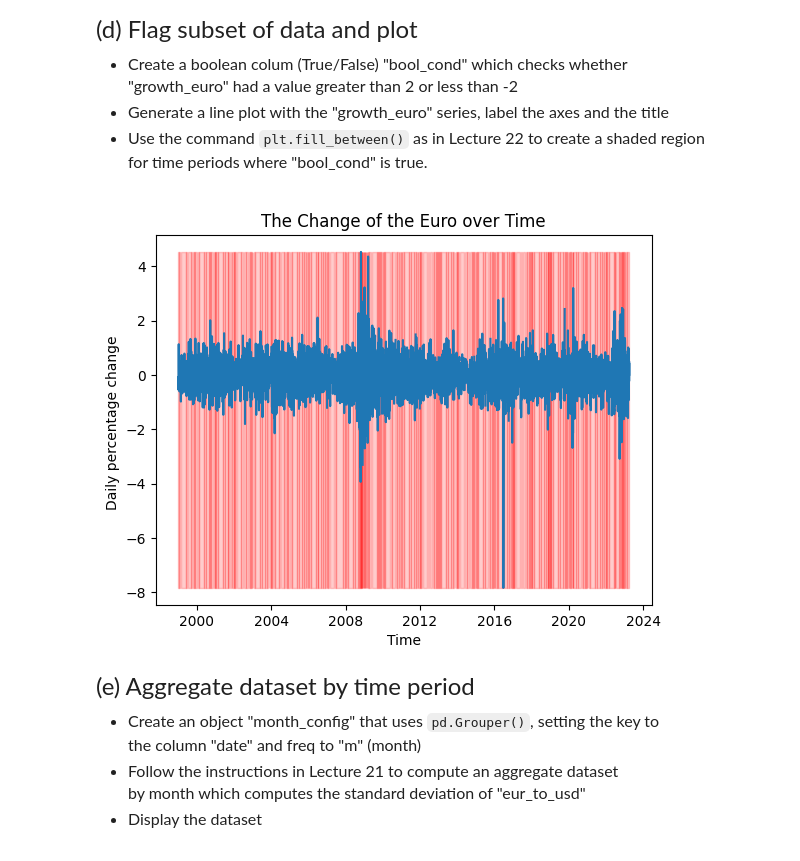
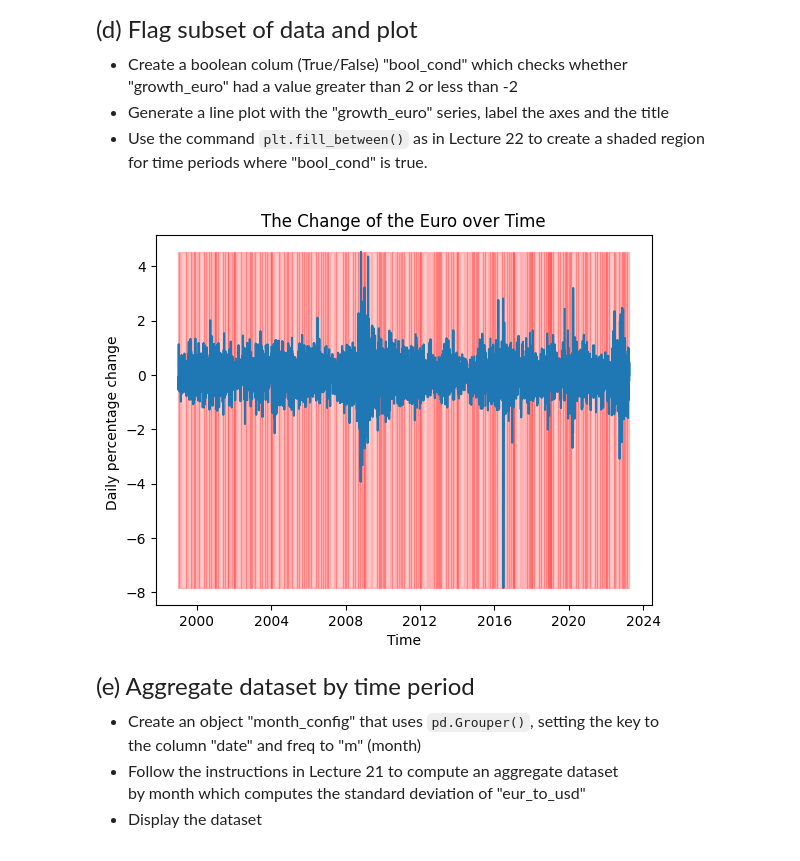
Before and after one commit to LimK2025/qtm151spring2023, a Jupyter notebook: QUIZ/Quiz 5 - Section 3/Quiz 5 - Section 3.ipynb, the cells around one changed output. Drawn from its saved outputs; the diff is of its cells as text; code cells hidden in the pictures.

```diff
--- a/QUIZ/Quiz 5 - Section 3/Quiz 5 - Section 3.ipynb
+++ b/QUIZ/Quiz 5 - Section 3/Quiz 5 - Section 3.ipynb
@@ -112,23 +116,23 @@ currencies["growth_euro"] = currencies["eur_to_usd"].diff() * 100/ currencies["e
 for time periods where "bool_cond" is true.
 # %%
 # Write your own code
-currencies["bool_cond"] = (currencies["growth_euro"] > -2) & (currencies["growth_euro"] < 2)
+currencies["bool_cond"] = (currencies["growth_euro"] > -2) | (currencies["growth_euro"] < 2)
 
 plt.plot("date", "growth_euro", data = currencies)
 plt.xlabel("Time")
 plt.ylabel("Daily percentage change ")
 plt.title("The Change of the Euro over Time")
 
 vec_y = currencies["growth_euro"]
 plt.fill_between(x= currencies["date"],
                  y1 = vec_y.min(),
                  y2 = vec_y.max(),
                  where = currencies["bool_cond"],
                  alpha = 0.2,color = "red")
 
 plt.show()
 # %% [output]
-[figure, old version]
+[figure, new version]
 # %% [markdown]
 <font size = "5">
 
```
Also changed, not shown: parts of 3 cells of this notebook, 3 other files.
